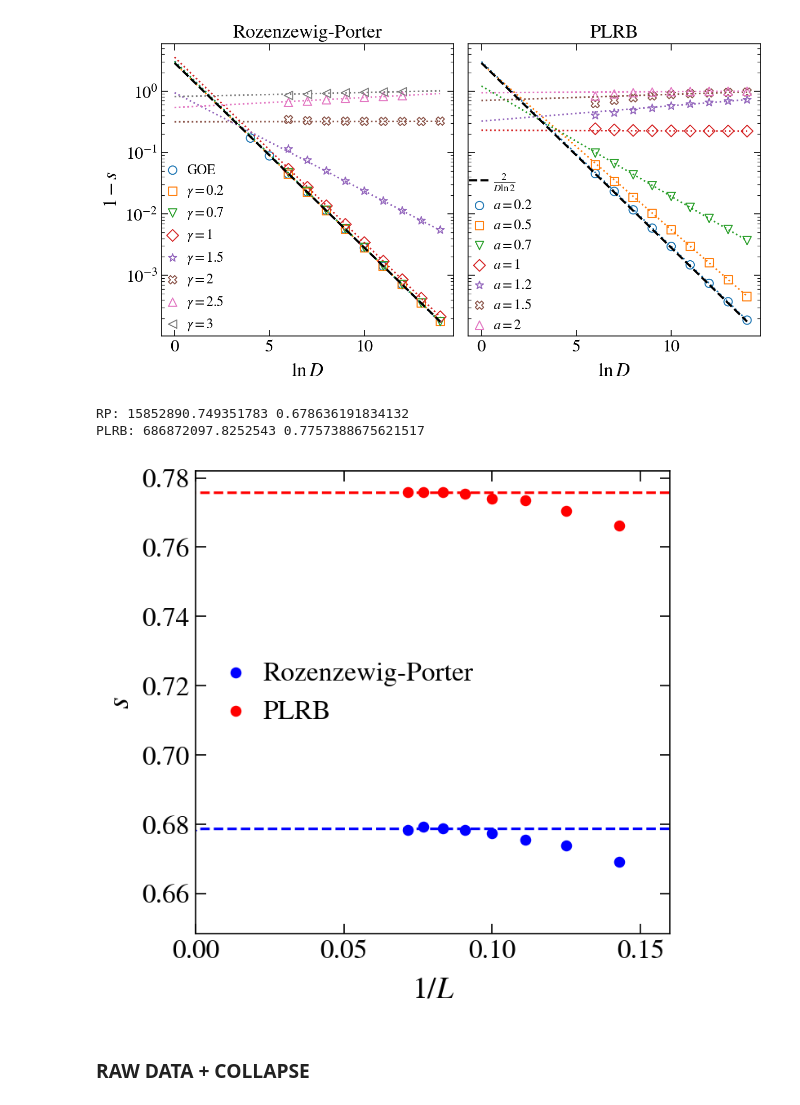
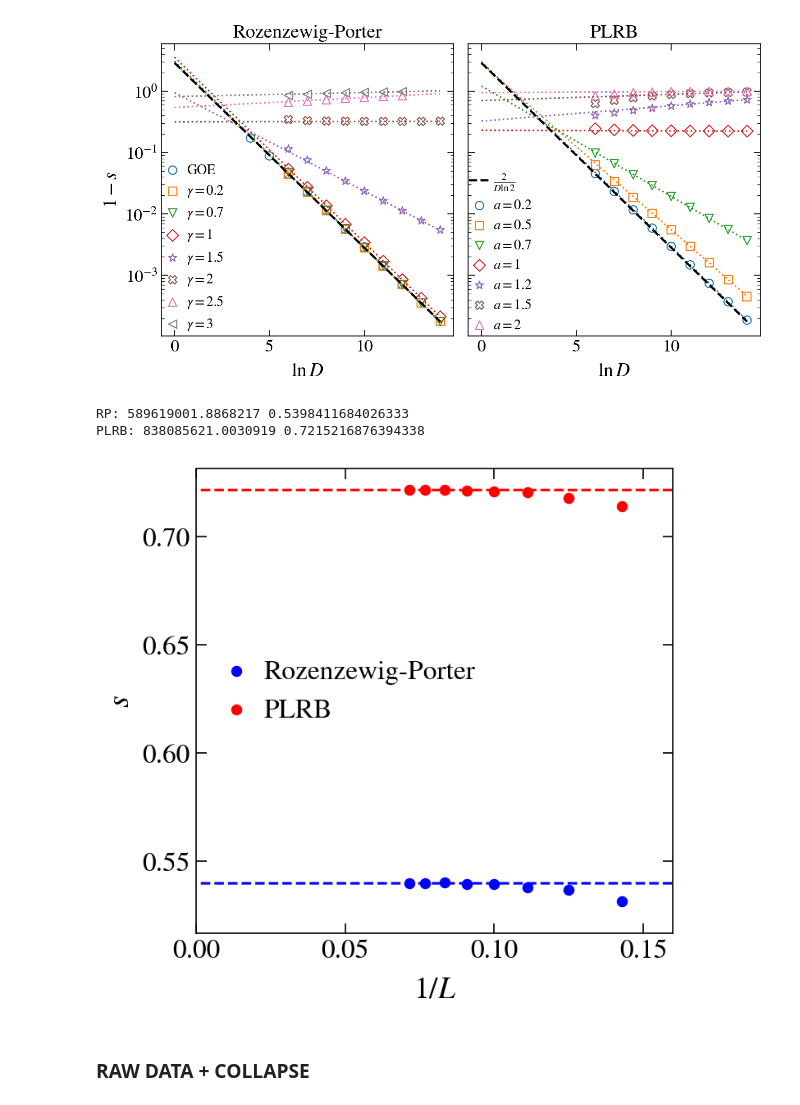
Before and after one commit to Rafal-Swietek/QHamSolver, a Jupyter notebook: Quadratic/Jupyter_Python/entropy.ipynb, the cells around one changed output. Drawn from its saved outputs; the diff is of its cells as text; code cells hidden in the pictures.

```diff
--- a/Quadratic/Jupyter_Python/entropy.ipynb
+++ b/Quadratic/Jupyter_Python/entropy.ipynb
@@ -500,7 +500,7 @@ def entropy_fit(L, c, eta):
     return c * np.exp(-eta * L)
 
 g = 2
-nu = 500
+nu = 1
 frac = lambda dim: int(dim * nu) if nu <= 1.0 else nu
 
 S = np.zeros(sizes.shape); S.fill(np.nan)
@@ -528,7 +528,7 @@ for jj, L in enumerate(sizes):
 
                 my_max = int(index_meanE + num / 2)
                 if num == dim or my_max >= dim: my_max = dim-1
-                S[jj] = np.mean(ent[my_min : my_max]) / np.log(2)
+                S[jj] = np.mean(ent[my_min : my_max]) / np.log(2) if nu != 1 else np.mean(ent) / np.log(2)
             else:
                 S[jj] = np.mean(np.array(file.get('single_site_entropy'))[0]) / np.log(2)
     else:
@@ -560,37 +560,37 @@ for jj, L in enumerate(sizes):
             if nu > 1:
                 num = min([num, int(0.1*dim)])
             # print(dim, num)
             E_av = np.mean(E)
             index_meanE = min(range(len(E)), key=lambda i: abs(E[i] - E_av))
 
             my_min = int(index_meanE - num / 2)
             if num == dim or my_min < 0: my_min = 0;
 
             my_max = int(index_meanE + num / 2)
             if num == dim or my_max >= dim: my_max = dim-1
-            S[jj] = np.mean(ent[my_min : my_max]) / np.log(2)
+            S[jj] = np.mean(ent[my_min : my_max]) / np.log(2) if nu != 1 else np.mean(ent) / np.log(2)
     else:
         print(name)
 
 axis.scatter( 1 / sizes, S, s=30, color='red', label = r"PLRB")
 
 pars, pconv, fit_info, msg, _ = fit(lin_fit,
                     xdata = sizes[-4:],
                     ydata = S[-4:],
                     full_output=True, maxfev=10000)
 print("PLRB:", *pars)
 xx = np.linspace(min(sizes), 10000, 10000)
 axis.plot( 1/xx, lin_fit(xx, *pars), ls='--',  color = 'red')
 axis.set_xlim(0, 0.16)
 
 fig_help.set_plot_elements(axis, xlabel=r"$1/L$", ylabel=r"$s$", font_size=16, set_legend=True, xscale='linear', yscale='linear')
 fig_help.set_legend(axis, loc = 'lower left', fontsize=16, anchor=(-0.01, 0.4))
 
 fig.subplots_adjust(wspace = 0.05, hspace=0.02)
 # %% [output]
-RP: 15852890.749351783 0.678636191834132
-PLRB: 686872097.8252543 0.7757388675621517
+RP: 589619001.8868217 0.5398411684026333
+PLRB: 838085621.0030919 0.7215216876394338
-[figure, old version]
+[figure, new version]
 # %% [markdown]
 ### RAW DATA + COLLAPSE
 # %%
```
Also changed, not shown: parts of 4 cells of this notebook, 7 other files.
